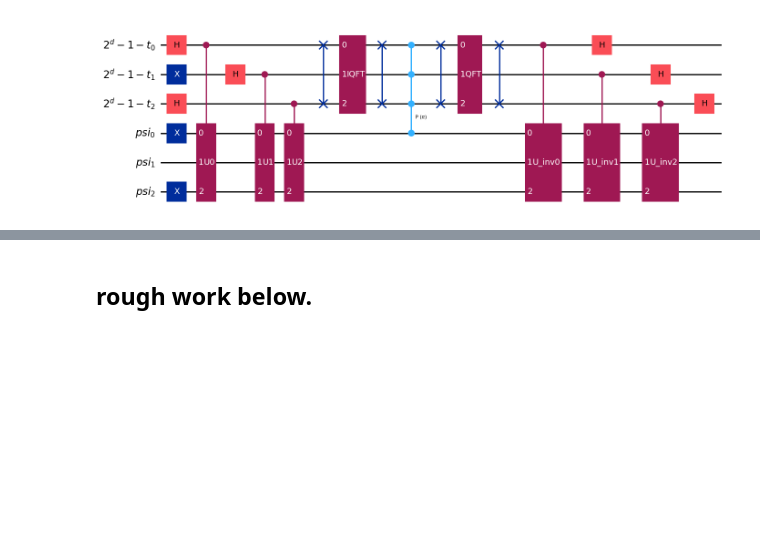
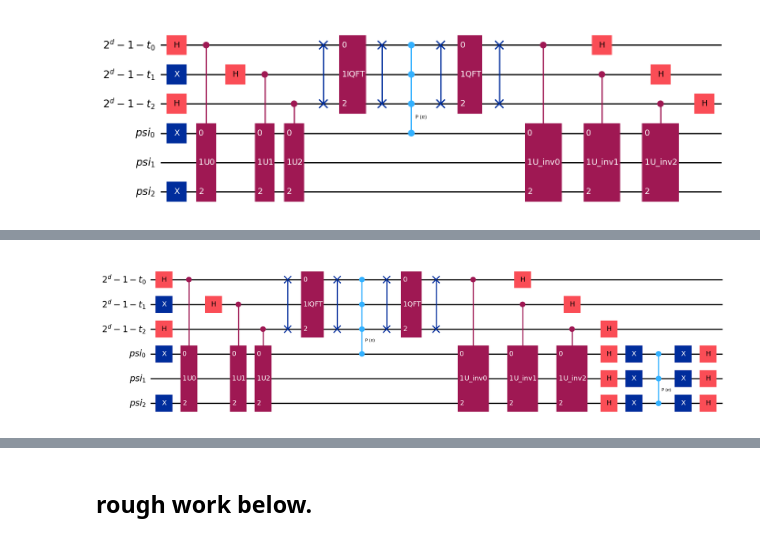
Before and after one commit to pankmunbodh/Quantum-Calculator, a Jupyter notebook: QPE and Grover.ipynb, the cells around one changed output, grey strips where cells are left out. Drawn from its saved outputs; the diff is of its cells as text; code cells hidden in the pictures; blank space fills up the shorter version.

```diff
--- a/QPE and Grover.ipynb
+++ b/QPE and Grover.ipynb
@@ -370,0 +413,20 @@ The value stored in |0>_d is 2
+# %%
+# Now we define G = - S . U_f
+# I'm not sure how to do a minus sign. It's also not important, as we will converge to the correct state up to a sign.
+
+def G(psi,d,n,thetas):
+    qr_0= QuantumRegister(size=d,name="2^d-1-t")
+    qr_psi = QuantumRegister(size=n,name="psi")
+
+    qc = QuantumCircuit(qr_0,qr_psi)
+
+    qc.compose(U_f(psi,d,n,thetas),qubits = qr_0[:] + qr_psi[:],inplace=True)
+    qc.compose(S(n),qubits = qr_psi[:], inplace=True)
+
+    return qc
+
+psi = 5
+qc = G(psi,d,n,thetas)
+qc.draw(output="mpl")
+# %% [output]
+[figure, added]
```
Also changed, not shown: parts of 15 cells of this notebook.
